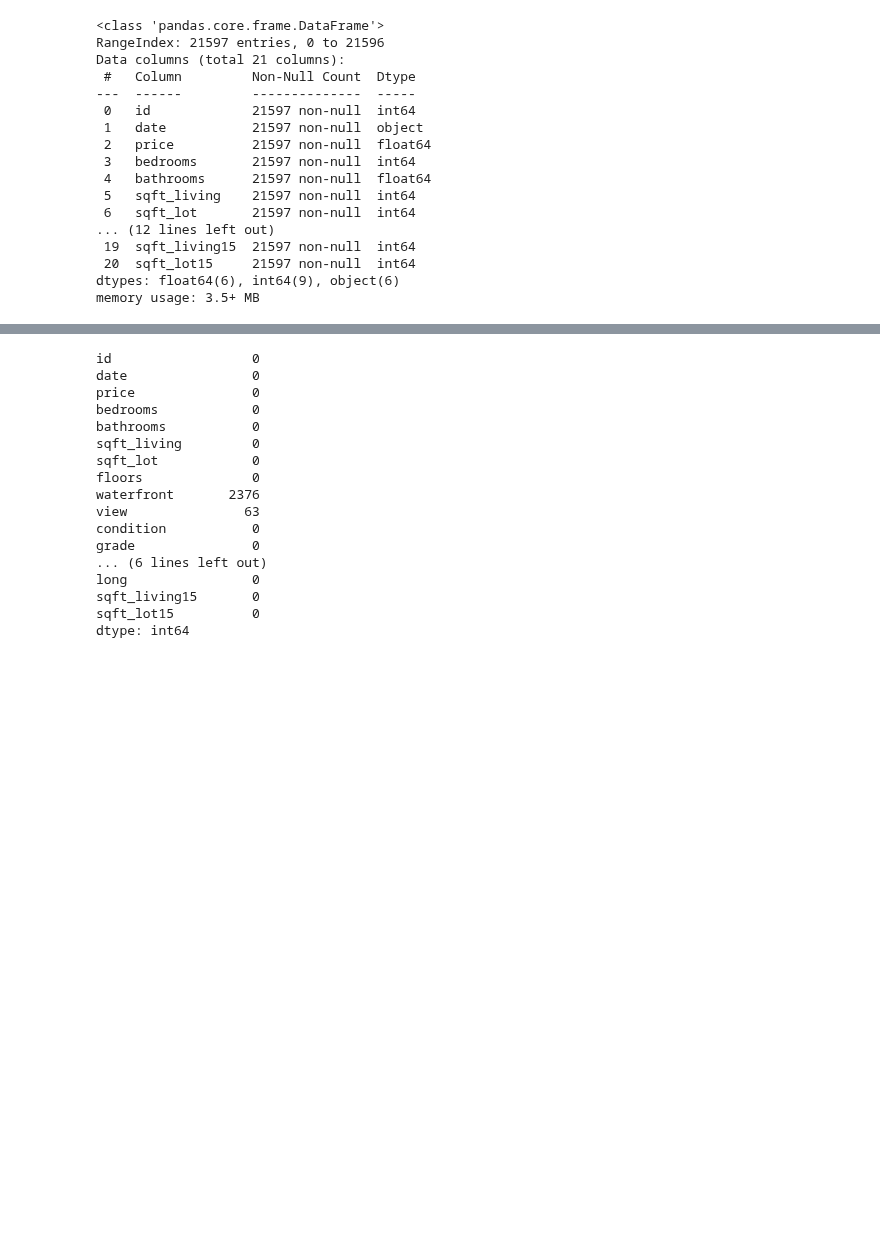
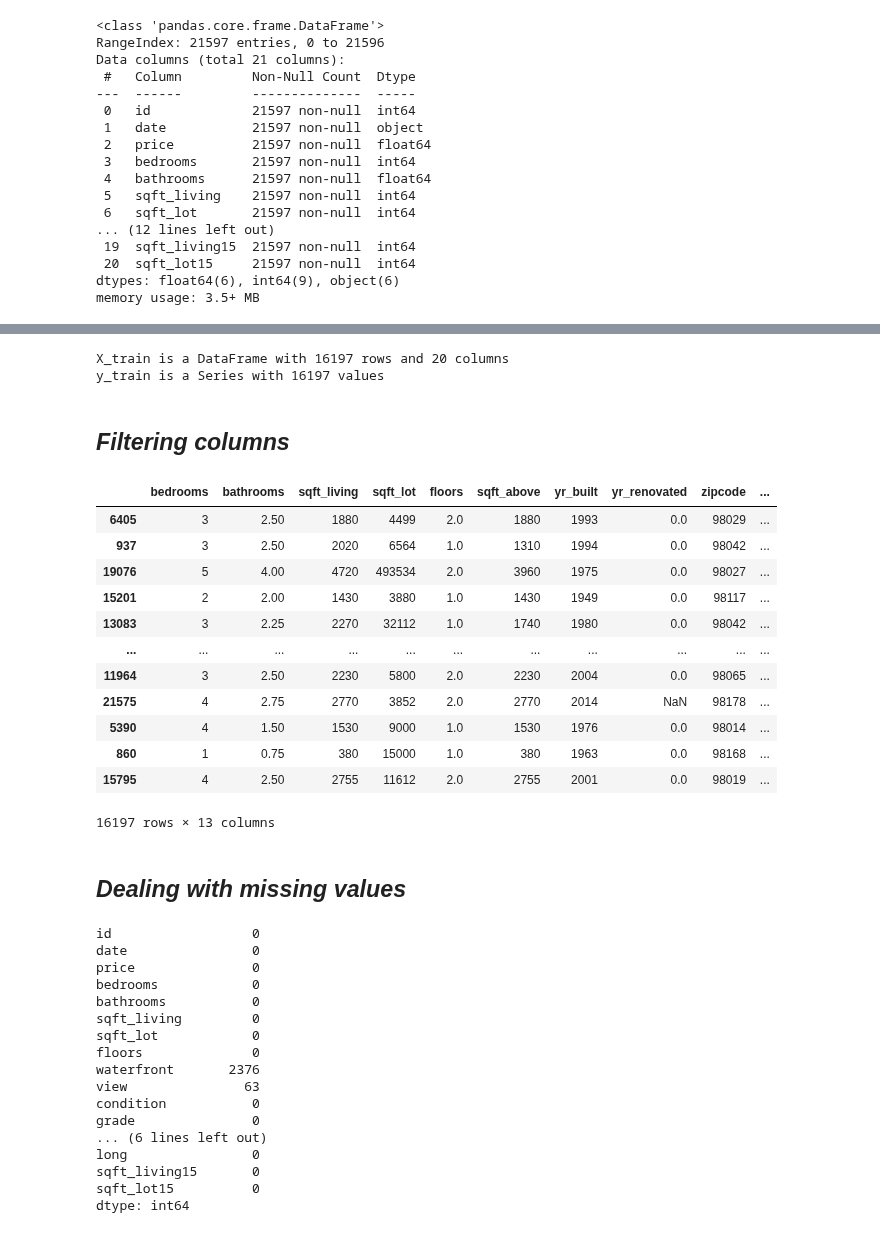
Before and after one commit to cyborgsage/kingco-realestate, a Jupyter notebook: index.ipynb, the cells around one changed output, grey strips where cells are left out. Saved outputs shown, nothing was run; the diff lists cells and outputs as text; code cells hidden in the pictures; blank space fills up the shorter version.

```diff
--- a/index.ipynb
+++ b/index.ipynb
@@ -51,3 +100,53 @@ memory usage: 3.5+ MB
+# %%
+y = df["price"]
+X = df.drop("price", axis=1)
+# %%
+from sklearn.model_selection import train_test_split
+
+X_train, X_test, y_train, y_test = train_test_split(X, y, random_state=42)
+# %%
+print(f"X_train is a DataFrame with {X_train.shape[0]} rows and {X_train.shape[1]} columns")
+print(f"y_train is a Series with {y_train.shape[0]} values")
+# %% [output]
+X_train is a DataFrame with 16197 rows and 20 columns
+y_train is a Series with 16197 values
+# %% [markdown]
+## *Filtering columns*
+# %%
+relevant_columns = [
+    'bedrooms',
+    'bathrooms',
+    'sqft_living',
+    'sqft_lot',
+    'floors',
+    'sqft_above',
+    'yr_built',
+    'yr_renovated',
+    'zipcode',
+    'lat',
+    'long',
+    'sqft_living15',
+    'sqft_lot15'
+]
+# %%
+X_train = X_train[relevant_columns]
+X_train
+# %% [output]
+|  | bedrooms | bathrooms | sqft_living | sqft_lot | floors | sqft_above | yr_built | yr_renovated | zipcode | ... |
+| 6405 | 3 | 2.50 | 1880 | 4499 | 2.0 | 1880 | 1993 | 0.0 | 98029 | ... |
+| 937 | 3 | 2.50 | 2020 | 6564 | 1.0 | 1310 | 1994 | 0.0 | 98042 | ... |
+| 19076 | 5 | 4.00 | 4720 | 493534 | 2.0 | 3960 | 1975 | 0.0 | 98027 | ... |
+| 15201 | 2 | 2.00 | 1430 | 3880 | 1.0 | 1430 | 1949 | 0.0 | 98117 | ... |
+| 13083 | 3 | 2.25 | 2270 | 32112 | 1.0 | 1740 | 1980 | 0.0 | 98042 | ... |
+| ... | ... | ... | ... | ... | ... | ... | ... | ... | ... | ... |
+| 11964 | 3 | 2.50 | 2230 | 5800 | 2.0 | 2230 | 2004 | 0.0 | 98065 | ... |
+| 21575 | 4 | 2.75 | 2770 | 3852 | 2.0 | 2770 | 2014 | NaN | 98178 | ... |
+| 5390 | 4 | 1.50 | 1530 | 9000 | 1.0 | 1530 | 1976 | 0.0 | 98014 | ... |
+| 860 | 1 | 0.75 | 380 | 15000 | 1.0 | 380 | 1963 | 0.0 | 98168 | ... |
+| 15795 | 4 | 2.50 | 2755 | 11612 | 2.0 | 2755 | 2001 | 0.0 | 98019 | ... |
+16197 rows × 13 columns
+# %% [markdown]
+## *Dealing with missing values*
 # %%
 df.isna().sum()
 # %% [output]
```
Also changed, not shown: parts of 11 cells of this notebook.
